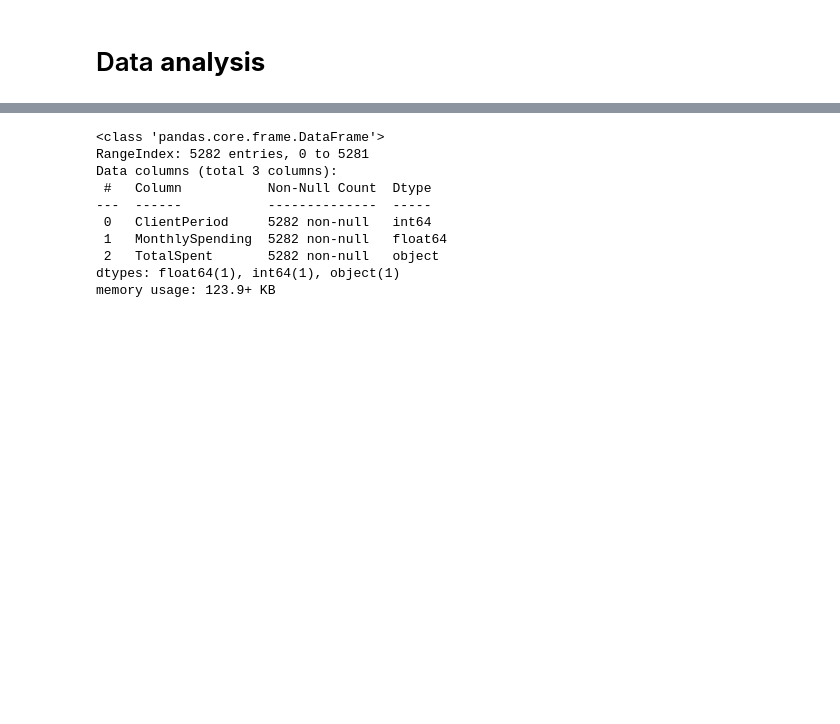
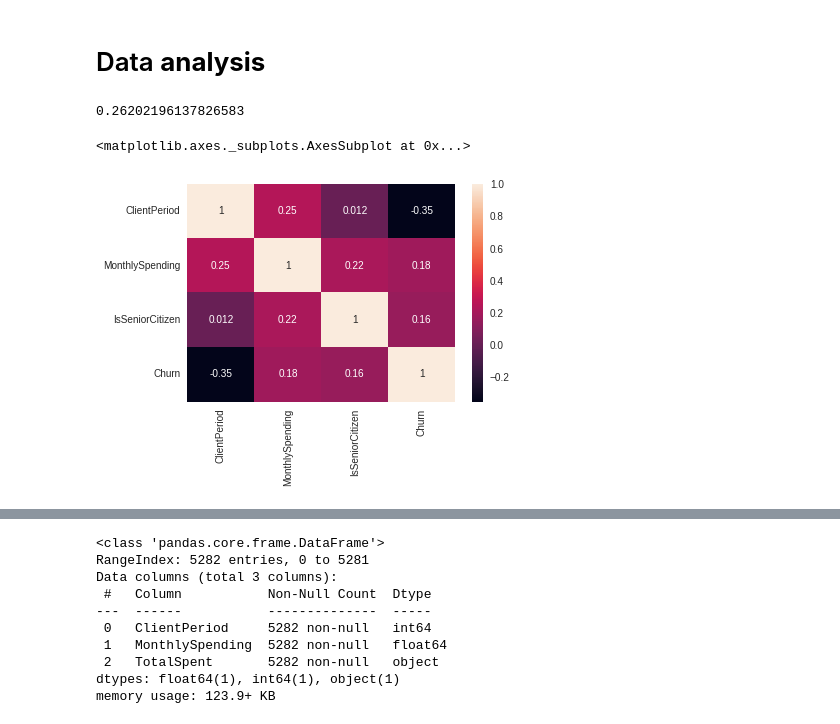
Before and after one commit to SlipShabby/DLSchool, a Jupyter notebook: DL_autumn2021/DL_intermediate/kaggle_prediction/Kaggle_prediction.ipynb, the cells around one changed output, grey strips where cells are left out. Saved outputs shown, nothing was run; the diff lists cells and outputs as text; code cells hidden in the pictures; blank space fills up the shorter version.

```diff
--- a/DL_autumn2021/DL_intermediate/kaggle_prediction/Kaggle_prediction.ipynb
+++ b/DL_autumn2021/DL_intermediate/kaggle_prediction/Kaggle_prediction.ipynb
@@ -5,14 +5,15 @@ import seaborn as sns
 from matplotlib import pyplot as plt
 
 %matplotlib inline
+plt.style.use('seaborn')
 # %% [markdown]
 # **Loading dataset**
 # %% [markdown]
 First, let's take a look on data.
 # %%
 # load train and test files
-train = pd.read_csv('/train.csv')
-test = pd.read_csv('/test.csv')
+train = pd.read_csv('/content/train.csv')
+test = pd.read_csv('/content/test.csv')
 
 # check df shapes
 df = train+test
@@ -130,3 +131,15 @@ Churn                       0
 dtype: int64
 # %% [markdown]
 # Data **analysis**
+# %%
+# some EDA
+
+train.Churn.mean()
+# %% [output]
+0.26202196137826583
+# %%
+corr = train.corr()
+sns.heatmap(corr, annot=True)
+# %% [output]
+<matplotlib.axes._subplots.AxesSubplot at 0x...>
+[figure, added]
```
Also changed, not shown: parts of 8 cells of this notebook.
